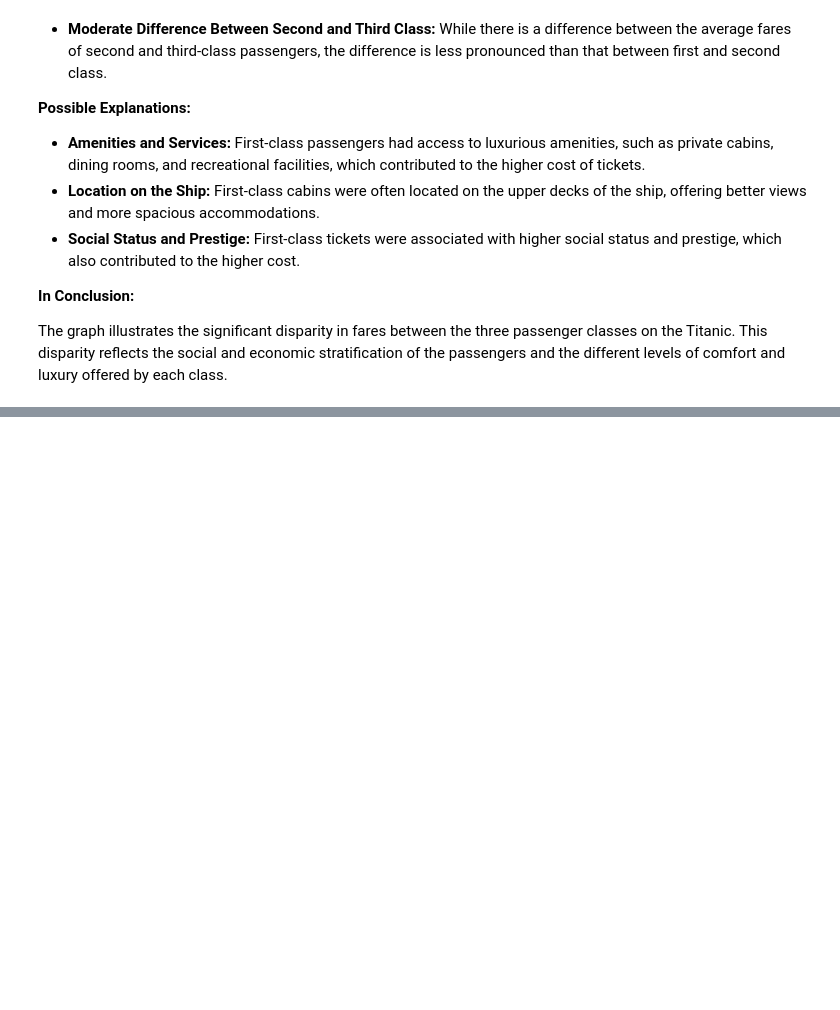
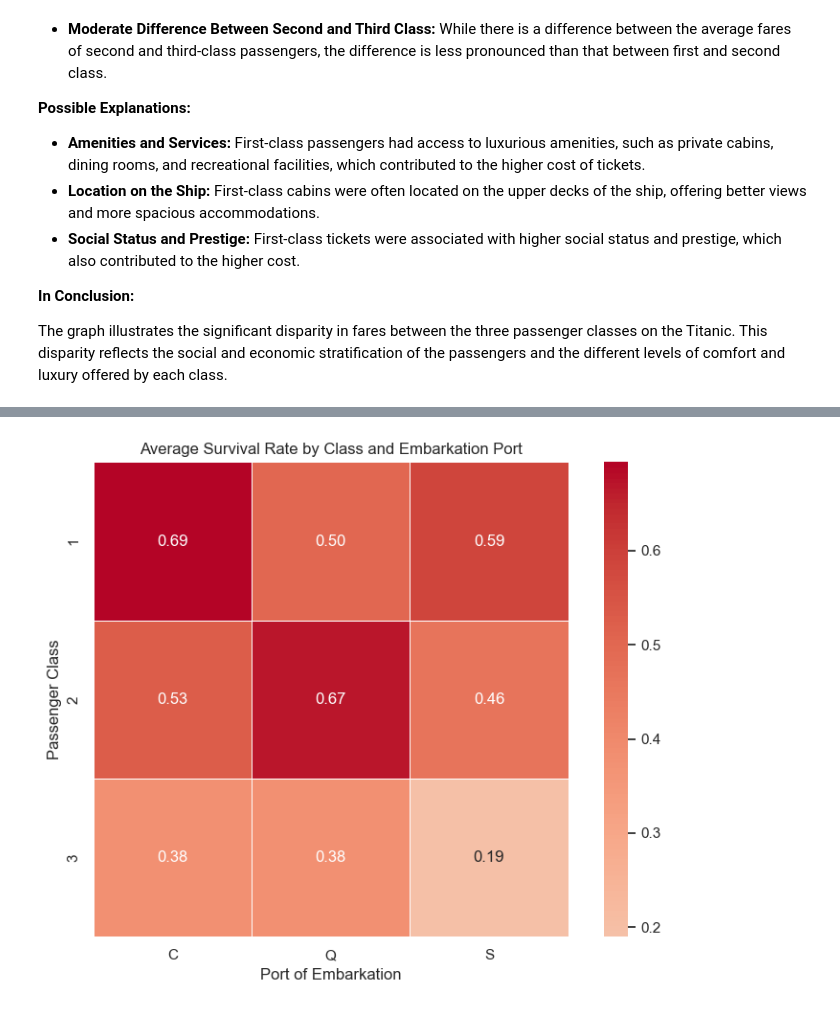
Before and after one commit to SnitTeshome/PRODIGY_DS_02, a Jupyter notebook: Task -02.ipynb, the cells around one changed output, grey strips where cells are left out. Saved outputs shown, nothing was run; the diff lists cells and outputs as text; code cells hidden in the pictures; blank space fills up the shorter version.

```diff
--- a/Task -02.ipynb
+++ b/Task -02.ipynb
@@ -1090,0 +1181,20 @@ The graph illustrates the significant disparity in fares between the three passe
+# %%
+# Calculate average survival by class and embarkation port
+survival_summary = Titanic.groupby(['Pclass', 'Embarked'])['Survived'].mean().reset_index()
+
+# Rename the 'Survived' column to 'Average_Survival_Rate'
+survival_summary.rename(columns={'Survived': 'Average_Survival_Rate'}, inplace=True)
+
+# Pivot the DataFrame to create a matrix for heatmap
+pivot_table = survival_summary.pivot(index="Pclass", columns="Embarked", values="Average_Survival_Rate")
+
+# Plotting the heatmap
+plt.figure(figsize=(8, 6))
+sns.heatmap(pivot_table, annot=True, cmap='coolwarm', center=0, fmt=".2f", linewidths=0.5, square=True)
+plt.title("Average Survival Rate by Class and Embarkation Port")
+plt.xlabel("Port of Embarkation")
+plt.ylabel("Passenger Class")
+plt.tight_layout()
+plt.show()
+# %% [output]
+[figure, added]
```
Also changed, not shown: parts of 11 cells of this notebook.
